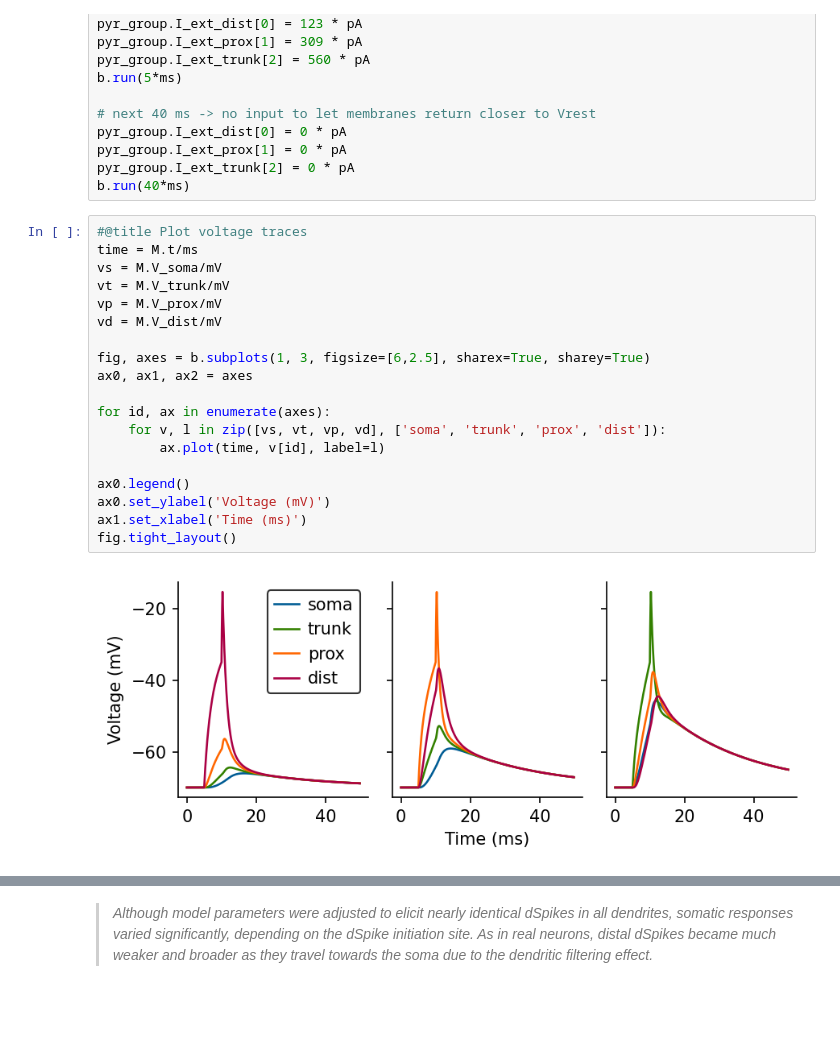
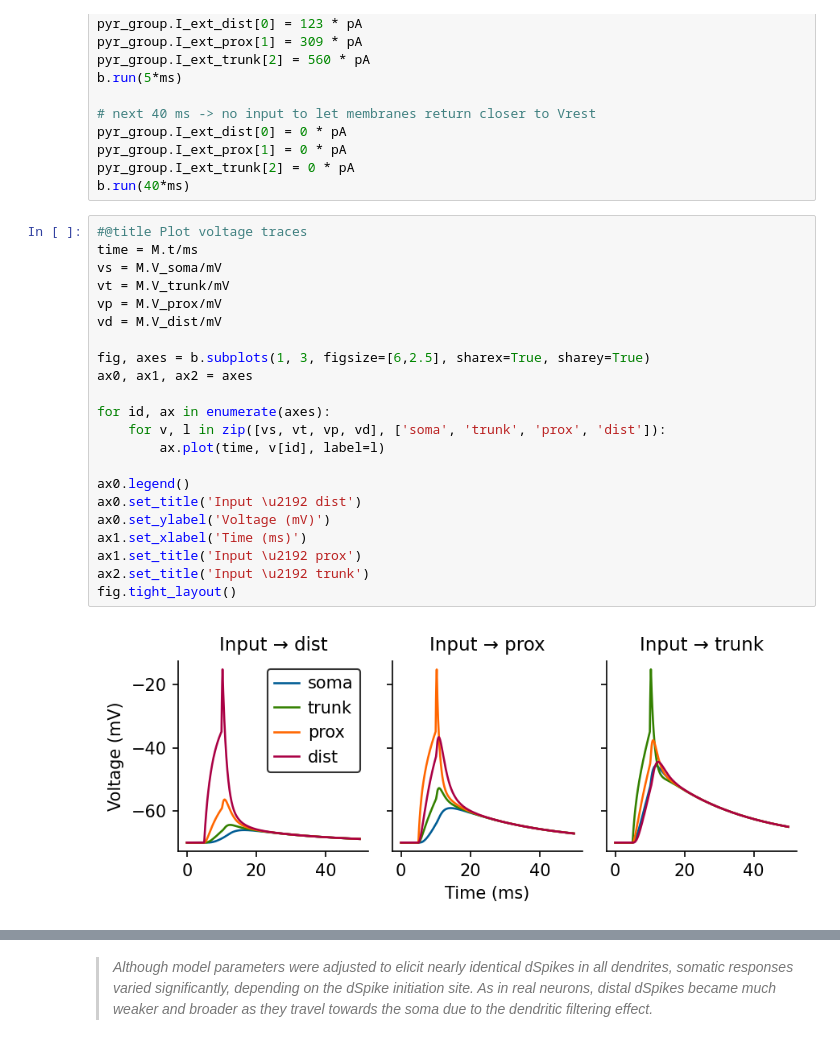
Before and after one commit to mpgl/dendrify-old-see-readme, a Jupyter notebook: Fig4-notebook.ipynb, the cells around one changed output, grey strips where cells are left out. Drawn from its saved outputs; the diff is of its cells as text; blank space fills up the shorter version.

```diff
--- a/Fig4-notebook.ipynb
+++ b/Fig4-notebook.ipynb
@@ -170,22 +170,25 @@ b.run(40*ms)
 # %%
 #@title Plot voltage traces
 time = M.t/ms
 vs = M.V_soma/mV
 vt = M.V_trunk/mV
 vp = M.V_prox/mV
 vd = M.V_dist/mV
 
 fig, axes = b.subplots(1, 3, figsize=[6,2.5], sharex=True, sharey=True)
 ax0, ax1, ax2 = axes
 
 for id, ax in enumerate(axes):
     for v, l in zip([vs, vt, vp, vd], ['soma', 'trunk', 'prox', 'dist']):
         ax.plot(time, v[id], label=l)
 
 ax0.legend()
+ax0.set_title('Input \u2192 dist')
 ax0.set_ylabel('Voltage (mV)')
 ax1.set_xlabel('Time (ms)')
+ax1.set_title('Input \u2192 prox')
+ax2.set_title('Input \u2192 trunk')
 fig.tight_layout()
 # %% [output]
-[figure, old version]
+[figure, new version]
 # %%
```
Also changed, not shown: parts of 3 cells of this notebook.
